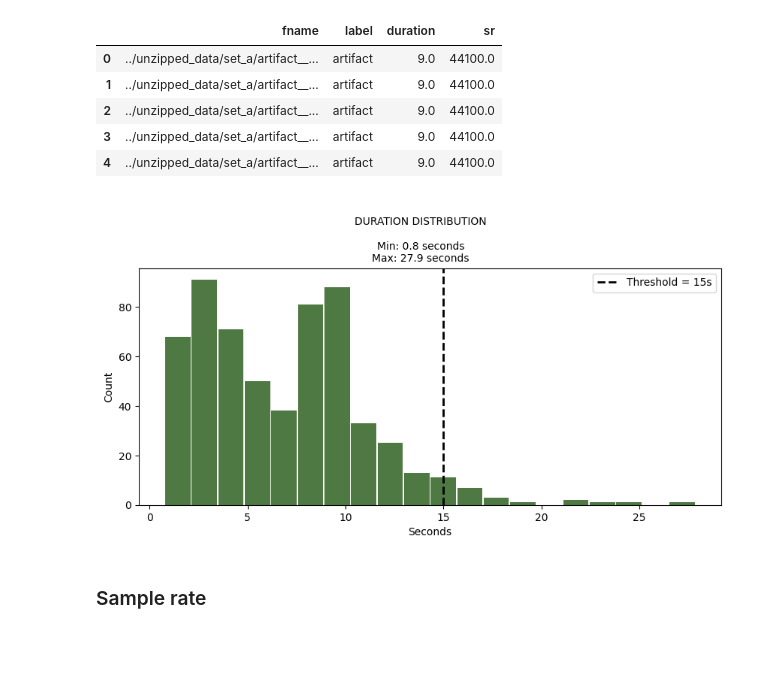
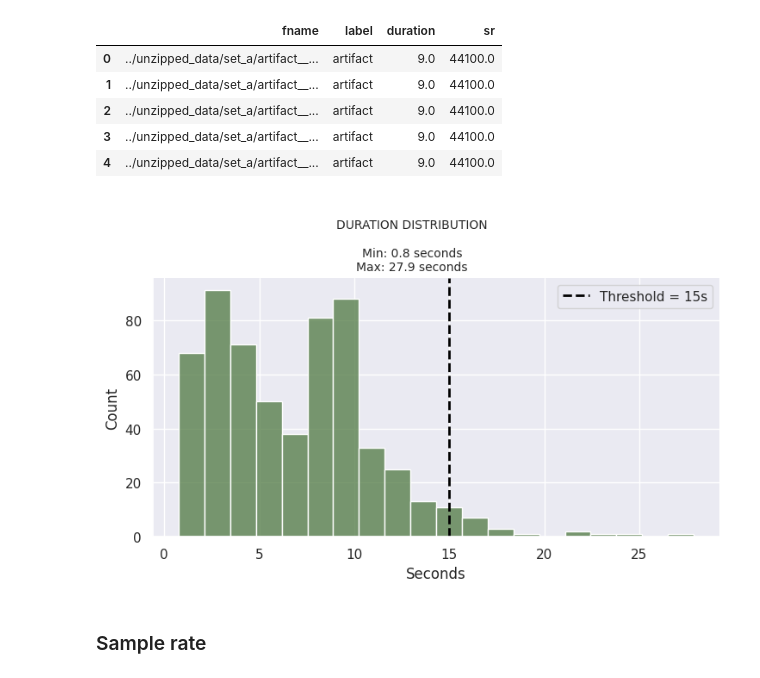
Before and after one commit to edcalderin/Heartbet-Sound-Anomaly-Detector, a Jupyter notebook: notebooks/exploration.ipynb, the cells around one changed output. Cells and saved outputs as stored; diff of their text form; code cells hidden in the pictures; blank space fills up the shorter version.

```diff
--- a/notebooks/exploration.ipynb
+++ b/notebooks/exploration.ipynb
@@ -264,26 +267,27 @@ audio_data.head()
 | 3 | ../unzipped_data/set_a/artifact__... | artifact | 9.0 | 44100.0 |
 | 4 | ../unzipped_data/set_a/artifact__... | artifact | 9.0 | 44100.0 |
 # %%
-plt.figure(figsize=(10, 5))
-plt.hist(audio_data.duration, color='#4F7942', bins=20, rwidth=.95)
+sns.set()
+sns.displot(audio_data.duration, color='#4F7942', bins=20, height= 5, aspect=1.5)
 
 THRESHOLD: int = 15
 
 plt.axvline(THRESHOLD, ls='--', lw=2, label=f'Threshold = {THRESHOLD}s', c='black')
 
 suptitle: str = f'''
 DURATION DISTRIBUTION
 
 Min: {audio_data.duration.min():.1f} seconds
 Max: {audio_data.duration.max():.1f} seconds
 '''
+
 plt.suptitle(suptitle, fontsize=10, y=0.91)
 plt.xlabel('Seconds')
 plt.ylabel('Count')
 plt.legend()
 plt.subplots_adjust(top=0.74)
 plt.show()
 # %% [output]
-[figure, old version]
+[figure, new version]
 # %% [markdown]
 ### Sample rate
```
Also changed, not shown: parts of 8 cells of this notebook.
